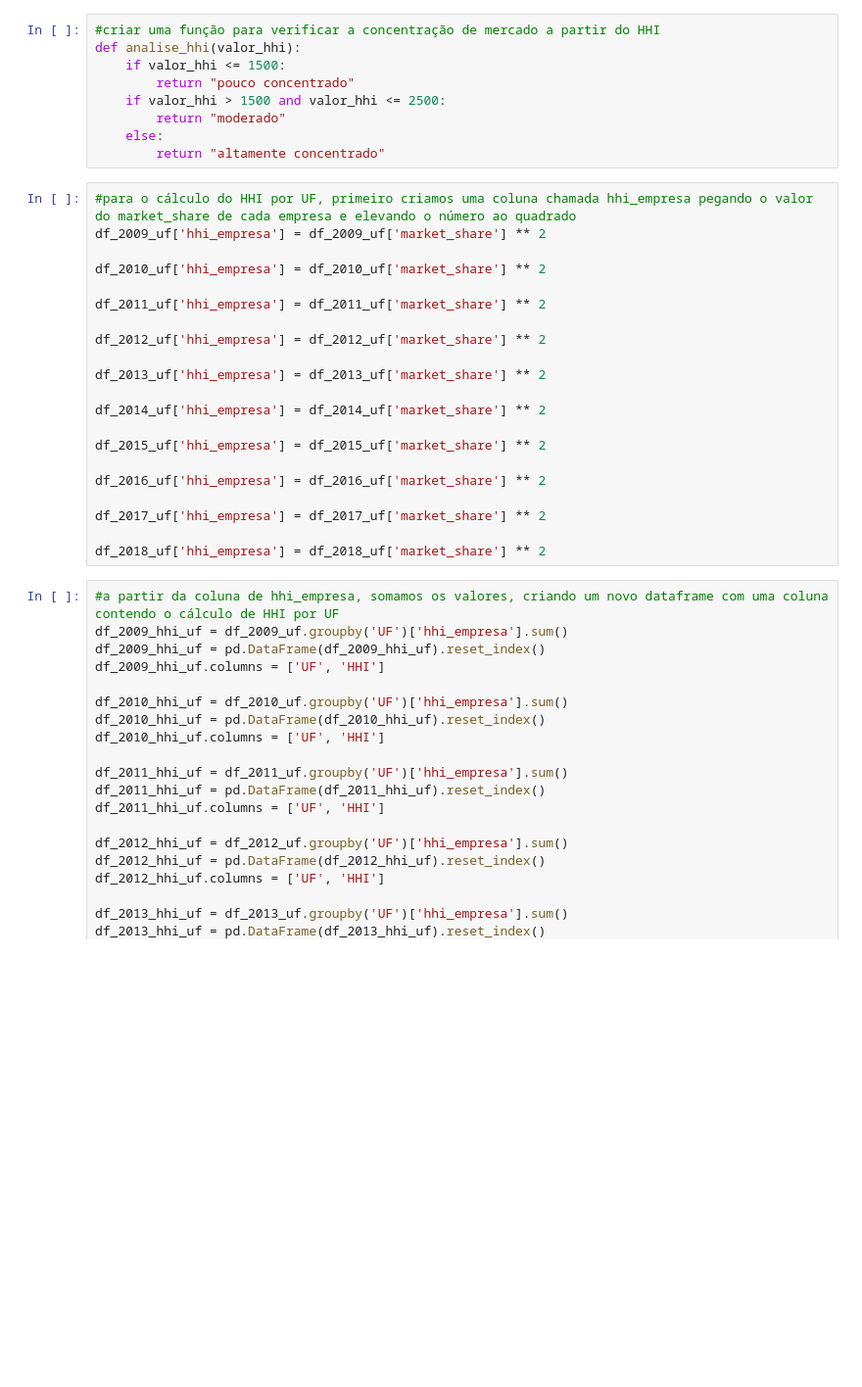
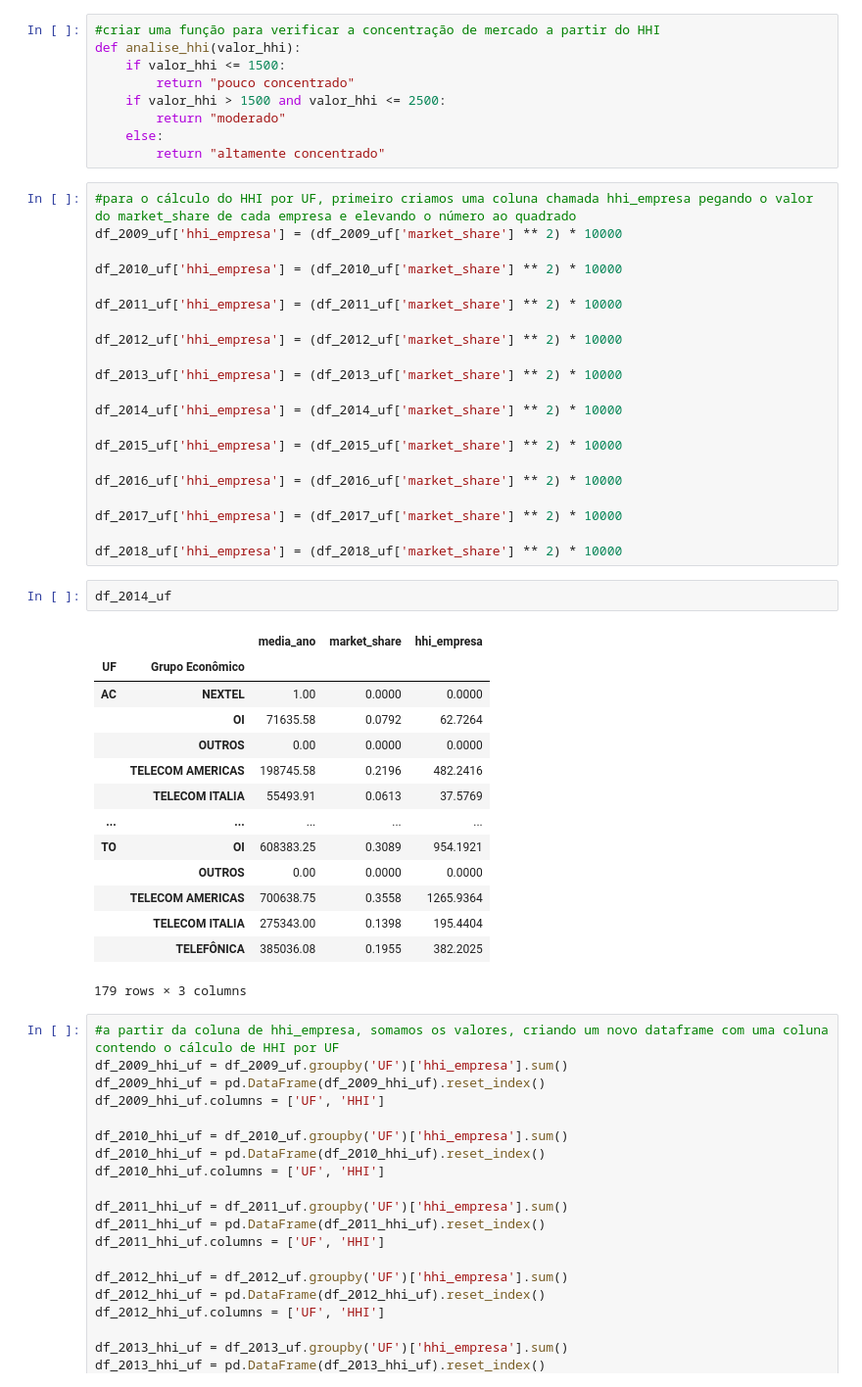
Before and after one commit to rislamiranda/projeto-smp, a Jupyter notebook: acessos_2009_2018.ipynb, the cells around one changed output. Shown: that part at 98% size. Drawn from its saved outputs; the diff is of its cells as text; blank space fills up the shorter version.

```diff
--- a/acessos_2009_2018.ipynb
+++ b/acessos_2009_2018.ipynb
@@ -307,25 +308,42 @@ def analise_hhi(valor_hhi):
         return "altamente concentrado"
 # %%
 #para o cálculo do HHI por UF, primeiro criamos uma coluna chamada hhi_empresa pegando o valor do market_share de cada empresa e elevando o número ao quadrado
-df_2009_uf['hhi_empresa'] = df_2009_uf['market_share'] ** 2
+df_2009_uf['hhi_empresa'] = (df_2009_uf['market_share'] ** 2) * 10000
 
-df_2010_uf['hhi_empresa'] = df_2010_uf['market_share'] ** 2
+df_2010_uf['hhi_empresa'] = (df_2010_uf['market_share'] ** 2) * 10000
 
-df_2011_uf['hhi_empresa'] = df_2011_uf['market_share'] ** 2
+df_2011_uf['hhi_empresa'] = (df_2011_uf['market_share'] ** 2) * 10000
 
-df_2012_uf['hhi_empresa'] = df_2012_uf['market_share'] ** 2
+df_2012_uf['hhi_empresa'] = (df_2012_uf['market_share'] ** 2) * 10000
 
-df_2013_uf['hhi_empresa'] = df_2013_uf['market_share'] ** 2
+df_2013_uf['hhi_empresa'] = (df_2013_uf['market_share'] ** 2) * 10000
 
-df_2014_uf['hhi_empresa'] = df_2014_uf['market_share'] ** 2
+df_2014_uf['hhi_empresa'] = (df_2014_uf['market_share'] ** 2) * 10000
 
-df_2015_uf['hhi_empresa'] = df_2015_uf['market_share'] ** 2
+df_2015_uf['hhi_empresa'] = (df_2015_uf['market_share'] ** 2) * 10000
 
-df_2016_uf['hhi_empresa'] = df_2016_uf['market_share'] ** 2
+df_2016_uf['hhi_empresa'] = (df_2016_uf['market_share'] ** 2) * 10000
 
-df_2017_uf['hhi_empresa'] = df_2017_uf['market_share'] ** 2
+df_2017_uf['hhi_empresa'] = (df_2017_uf['market_share'] ** 2) * 10000
 
-df_2018_uf['hhi_empresa'] = df_2018_uf['market_share'] ** 2
+df_2018_uf['hhi_empresa'] = (df_2018_uf['market_share'] ** 2) * 10000
+# %%
+df_2014_uf
+# %% [output]
+|  |  | media_ano | market_share | hhi_empresa |
+| UF | Grupo Econômico |  |  |  |
+| AC | NEXTEL | 1.00 | 0.0000 | 0.0000 |
+|  | OI | 71635.58 | 0.0792 | 62.7264 |
+|  | OUTROS | 0.00 | 0.0000 | 0.0000 |
+|  | TELECOM AMERICAS | 198745.58 | 0.2196 | 482.2416 |
+|  | TELECOM ITALIA | 55493.91 | 0.0613 | 37.5769 |
+| ... | ... | ... | ... | ... |
+| TO | OI | 608383.25 | 0.3089 | 954.1921 |
+|  | OUTROS | 0.00 | 0.0000 | 0.0000 |
+|  | TELECOM AMERICAS | 700638.75 | 0.3558 | 1265.9364 |
+|  | TELECOM ITALIA | 275343.00 | 0.1398 | 195.4404 |
+|  | TELEFÔNICA | 385036.08 | 0.1955 | 382.2025 |
+179 rows × 3 columns
 # %%
 #a partir da coluna de hhi_empresa, somamos os valores, criando um novo dataframe com uma coluna contendo o cálculo de HHI por UF
 df_2009_hhi_uf = df_2009_uf.groupby('UF')['hhi_empresa'].sum()
```
Also changed, not shown: parts of 16 cells of this notebook.
